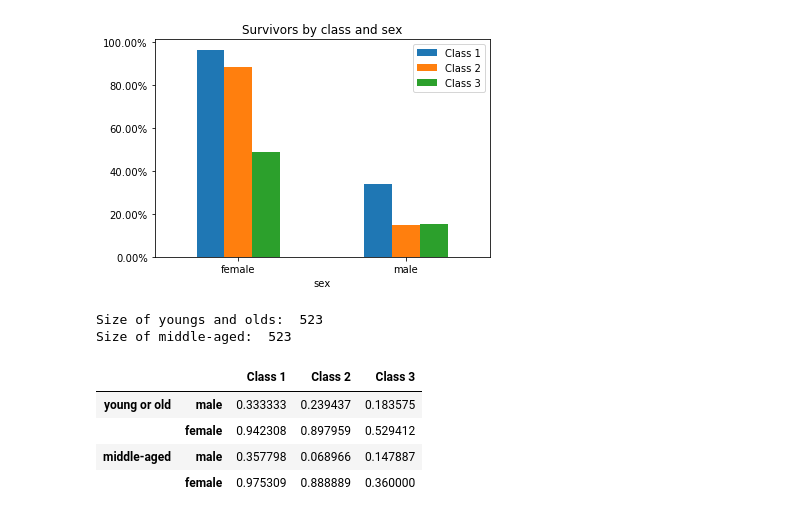
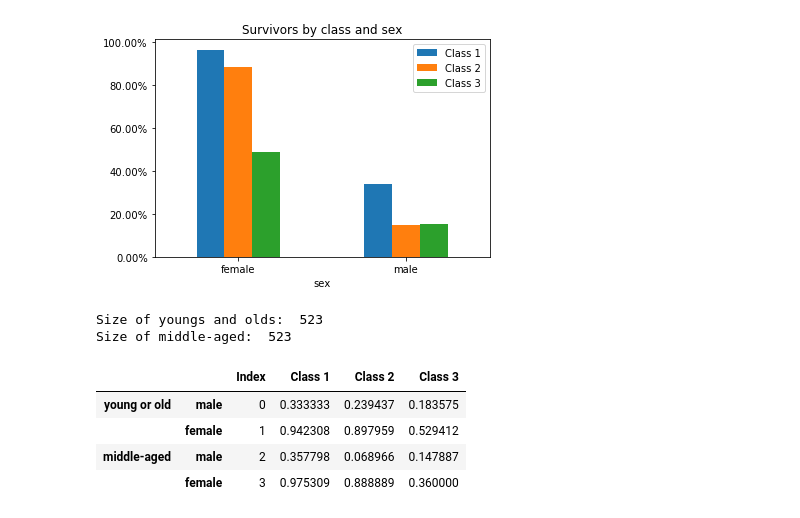
Before and after one commit to pmichele/ADA-Group, a Jupyter notebook: Michele/01 - Pandas and Data Wrangling/Homework 1.ipynb, the cells around one changed output. Saved outputs shown, nothing was run; the diff lists cells and outputs as text; code cells hidden in the pictures.

```diff
--- a/Michele/01 - Pandas and Data Wrangling/Homework 1.ipynb
+++ b/Michele/01 - Pandas and Data Wrangling/Homework 1.ipynb
@@ -164,6 +162,12 @@ Make sure that the final `DataFrame` has a unique index and all the `NaN` values
 import os
 import glob as glob
 import pandas as pd
+
+def add_unique_index(df):
+    df['Index'] = list(range(df.shape[0]))
+    columns = df.columns.tolist()
+    columns = columns[-1:] + columns[:-1]
+    return df[columns]
 
 def read_files():
     files = glob.glob(DATA_FOLDER + "/microbiome/MID*.xls")
@@ -177,11 +181,7 @@ def read_files():
         new['SAMPLE'] = meta.iloc[i]['SAMPLE']
         df = df.append(new)
         i += 1
-    df['Index'] = list(range(df.shape[0]))
-    columns = df.columns.tolist()
-    columns = columns[-1:] + columns[:-1]
-    df = df[columns]
-    return df.fillna("unknown")
+    return add_unique_index(df).fillna("unknown")
 
 
 read_files()
@@ -346,35 +346,35 @@ res = ax.set_yticklabels(['{:3.2f}%'.format(x*100) for x in vals])
 # %%
 # Question 6
 def generate_result(data_yo, data_ma):
     tuples = [("young or old", "male"),
           ("young or old", "female"),
           ("middle-aged", "male"),
          ("middle-aged", "female")]
     sex = ['male', 'female']
     classes = ['Class 1', 'Class 2', 'Class 3']
     data = pd.DataFrame(dtype=float, index=pd.MultiIndex.from_tuples(tuples))
     for s in sex:
         for cls in classes:
             data.loc[('young or old', s), cls] = data_yo.loc[s, cls]
     for s in sex:
         for cls in classes:
             data.loc[('middle-aged', s), cls] = data_ma.loc[s, cls]
-    return data
+    return add_unique_index(data)
 
 data_yo = pd.DataFrame(dtype=float)
 data_ma = pd.DataFrame(dtype=float)
 yngs_and_olds = df[(df['age'] < 27) | (df['age'] > 57)]
 middle_aged = df[(df['age'] >= 27) & (df['age'] <= 57)]
 print("Size of youngs and olds: ", yngs_and_olds.shape[0])
 print("Size of middle-aged: ", middle_aged.shape[0])
 yngs_and_olds.groupby(['pclass']).apply(class_by_sex, data_yo)
 middle_aged.groupby(['pclass']).apply(class_by_sex, data_ma)
 generate_result(data_yo, data_ma)
 # %% [output]
 Size of youngs and olds:  523
 Size of middle-aged:  523
-|  |  | Class 1 | Class 2 | Class 3 |
-| young or old | male | 0.333333 | 0.239437 | 0.183575 |
-|  | female | 0.942308 | 0.897959 | 0.529412 |
-| middle-aged | male | 0.357798 | 0.068966 | 0.147887 |
-|  | female | 0.975309 | 0.888889 | 0.360000 |
+|  |  | Index | Class 1 | Class 2 | Class 3 |
+| young or old | male | 0 | 0.333333 | 0.239437 | 0.183575 |
+|  | female | 1 | 0.942308 | 0.897959 | 0.529412 |
+| middle-aged | male | 2 | 0.357798 | 0.068966 | 0.147887 |
+|  | female | 3 | 0.975309 | 0.888889 | 0.360000 |
```
Also changed, not shown: parts of 1 cell of this notebook.
